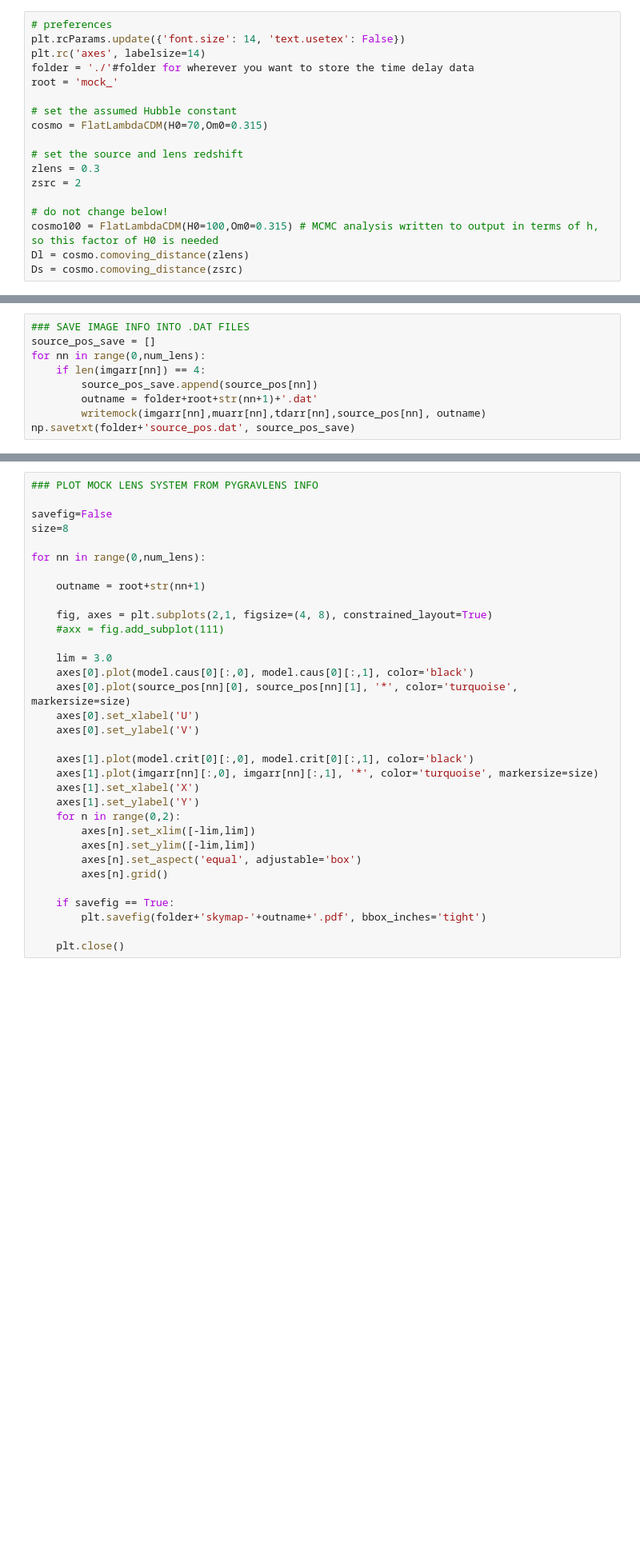
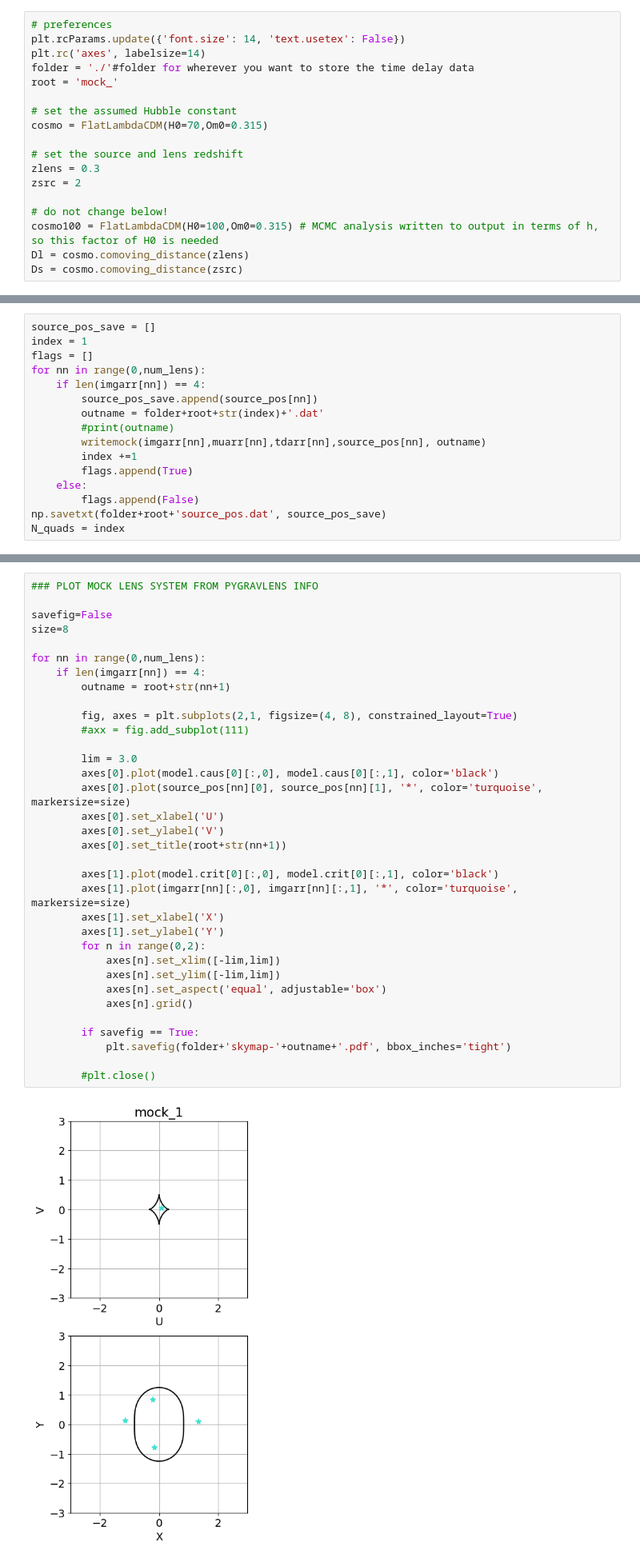
Before and after one commit to dilysruan/paper-h-powlaw, a Jupyter notebook: generate_mock_lenses.ipynb, the cells around one changed output, grey strips where cells are left out. Shown at 80% size. Saved outputs shown, nothing was run; the diff lists cells and outputs as text; blank space fills up the shorter version.

```diff
--- a/generate_mock_lenses.ipynb
+++ b/generate_mock_lenses.ipynb
@@ -115,9 +115,16 @@ galgrid: [1e-06, 2.5, 20, 20]
 # %%
-### SAVE IMAGE INFO INTO .DAT FILES
 source_pos_save = []
+index = 1
+flags = []
 for nn in range(0,num_lens):
     if len(imgarr[nn]) == 4:
         source_pos_save.append(source_pos[nn])
-        outname = folder+root+str(nn+1)+'.dat'
+        outname = folder+root+str(index)+'.dat'
+        #print(outname)
         writemock(imgarr[nn],muarr[nn],tdarr[nn],source_pos[nn], outname)
-np.savetxt(folder+'source_pos.dat', source_pos_save)
+        index +=1
+        flags.append(True)
+    else:
+        flags.append(False)
+np.savetxt(folder+root+'source_pos.dat', source_pos_save)
+N_quads = index
@@ -124,33 +145,36 @@ np.savetxt(folder+'source_pos.dat', source_pos_save)
 # %%
 ### PLOT MOCK LENS SYSTEM FROM PYGRAVLENS INFO
 
 savefig=False
 size=8
 
 for nn in range(0,num_lens):
+    if len(imgarr[nn]) == 4:
+        outname = root+str(nn+1)
 
-    outname = root+str(nn+1)
+        fig, axes = plt.subplots(2,1, figsize=(4, 8), constrained_layout=True)
+        #axx = fig.add_subplot(111)
 
-    fig, axes = plt.subplots(2,1, figsize=(4, 8), constrained_layout=True)
-    #axx = fig.add_subplot(111)
+        lim = 3.0
+        axes[0].plot(model.caus[0][:,0], model.caus[0][:,1], color='black')
+        axes[0].plot(source_pos[nn][0], source_pos[nn][1], '*', color='turquoise', markersize=size)
+        axes[0].set_xlabel('U')
+        axes[0].set_ylabel('V')
+        axes[0].set_title(root+str(nn+1))
 
-    lim = 3.0
-    axes[0].plot(model.caus[0][:,0], model.caus[0][:,1], color='black')
-    axes[0].plot(source_pos[nn][0], source_pos[nn][1], '*', color='turquoise', markersize=size)
-    axes[0].set_xlabel('U')
-    axes[0].set_ylabel('V')
+        axes[1].plot(model.crit[0][:,0], model.crit[0][:,1], color='black')
+        axes[1].plot(imgarr[nn][:,0], imgarr[nn][:,1], '*', color='turquoise', markersize=size)
+        axes[1].set_xlabel('X')
+        axes[1].set_ylabel('Y')
+        for n in range(0,2):
+            axes[n].set_xlim([-lim,lim])
+            axes[n].set_ylim([-lim,lim])
+            axes[n].set_aspect('equal', adjustable='box')
+            axes[n].grid()
 
-    axes[1].plot(model.crit[0][:,0], model.crit[0][:,1], color='black')
-    axes[1].plot(imgarr[nn][:,0], imgarr[nn][:,1], '*', color='turquoise', markersize=size)
-    axes[1].set_xlabel('X')
-    axes[1].set_ylabel('Y')
-    for n in range(0,2):
-        axes[n].set_xlim([-lim,lim])
-        axes[n].set_ylim([-lim,lim])
-        axes[n].set_aspect('equal', adjustable='box')
-        axes[n].grid()
+        if savefig == True:
+            plt.savefig(folder+'skymap-'+outname+'.pdf', bbox_inches='tight')
 
-    if savefig == True:
-        plt.savefig(folder+'skymap-'+outname+'.pdf', bbox_inches='tight')
-
-    plt.close()
+        #plt.close()
+# %% [output]
+[figure, added]
```
Also changed, not shown: parts of 5 cells of this notebook, 5 other files.
